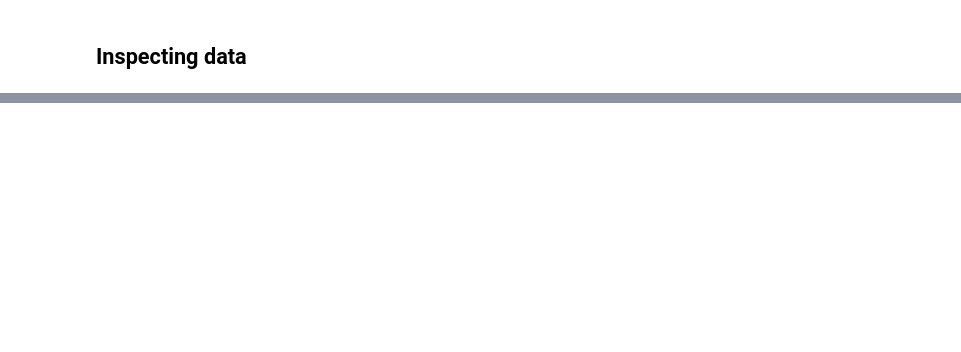
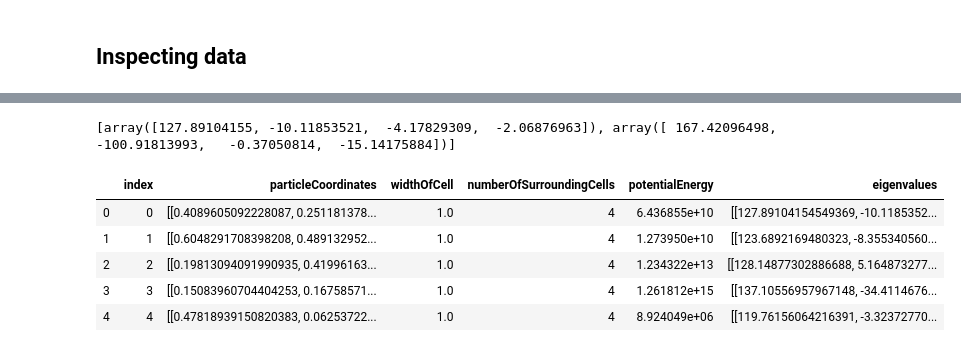
Before and after one commit to TimHeiszwolf/Quantum_energy_ML, a Jupyter notebook: DatabaseGeneration.ipynb, the cells around one changed output, grey strips where cells are left out. Saved outputs shown, nothing was run; the diff lists cells and outputs as text; code cells hidden in the pictures; blank space fills up the shorter version.

```diff
--- a/DatabaseGeneration.ipynb
+++ b/DatabaseGeneration.ipynb
@@ -145,0 +163,2 @@ plt.show()
+# %%
+dataPrepared = prepareDatabseForMachineLearning(data, [-1, -2])
@@ -145,0 +183,12 @@ plt.show()
+# %%
+print(dataPrepared['eigenvalues'][0])
+
+dataPrepared.head()
+# %% [output]
+[array([127.89104155, -10.11853521,  -4.17829309,  -2.06876963]), array([ 167.42096498, -100.91813993,   -0.37050814,  -15.14175884])]
+|  | index | particleCoordinates | widthOfCell | numberOfSurroundingCells | potentialEnergy | eigenvalues |
+| 0 | 0 | [[0.4089605092228087, 0.251181378... | 1.0 | 4 | 6.436855e+10 | [[127.89104154549369, -10.1185352... |
+| 1 | 1 | [[0.6048291708398208, 0.489132952... | 1.0 | 4 | 1.273950e+10 | [[123.6892169480323, -8.355340560... |
+| 2 | 2 | [[0.19813094091990935, 0.41996163... | 1.0 | 4 | 1.234322e+13 | [[128.14877302886688, 5.164873277... |
+| 3 | 3 | [[0.15083960704404253, 0.16758571... | 1.0 | 4 | 1.261812e+15 | [[137.10556957967148, -34.4114676... |
+| 4 | 4 | [[0.47818939150820383, 0.06253722... | 1.0 | 4 | 8.924049e+06 | [[119.76156064216391, -3.32372770... |
```
Also changed, not shown: parts of 11 cells of this notebook, 16 other files.
